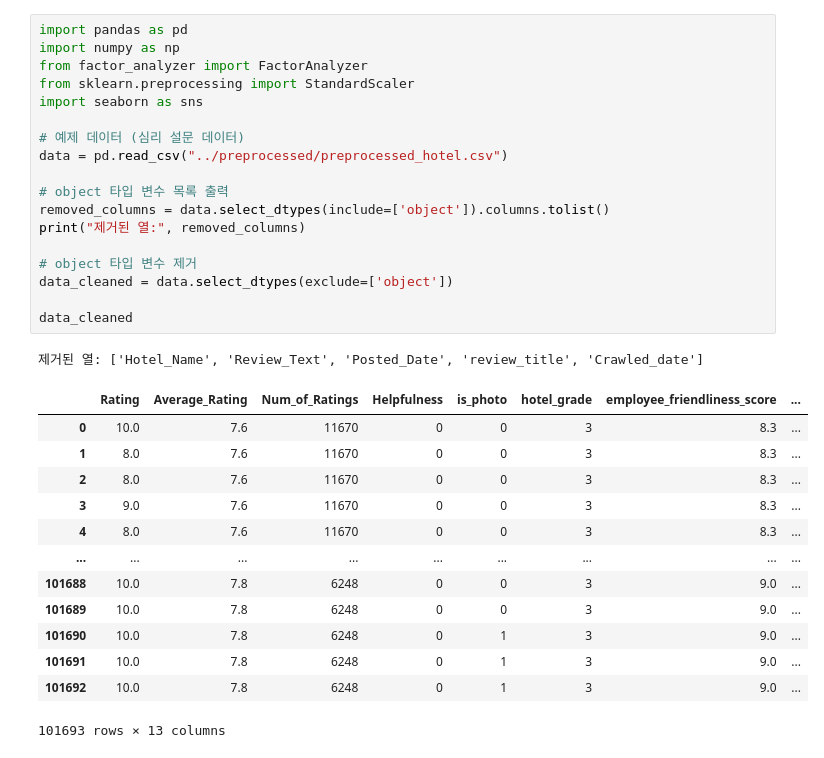
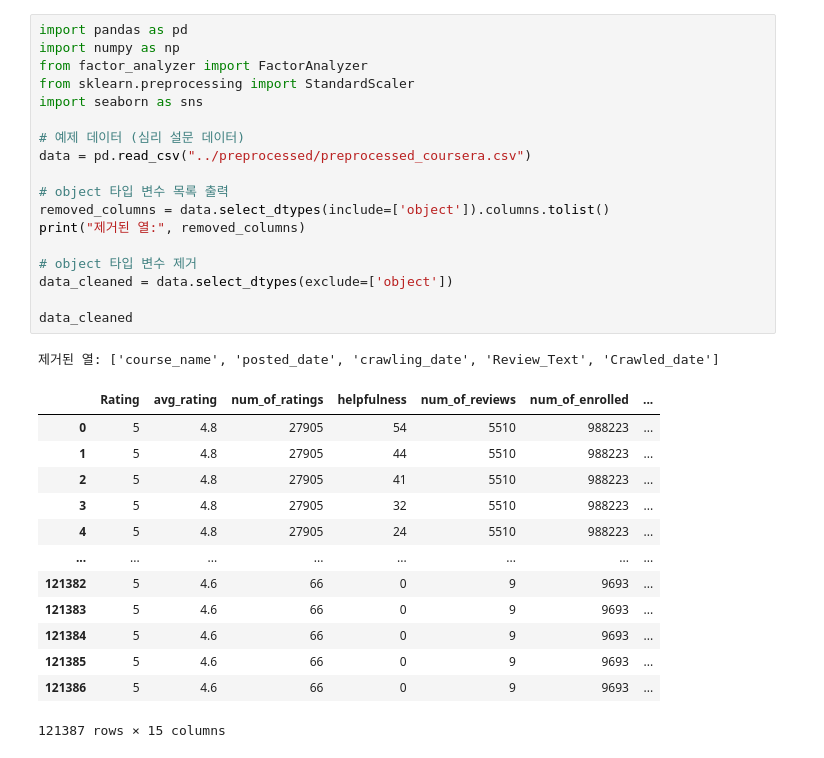
Before and after one commit to bhw119/PADA_LAB, a Jupyter notebook: 구조방정식/MLFA.ipynb, the cells around one changed output. Cells and saved outputs as stored; diff of their text form.

```diff
--- a/구조방정식/MLFA.ipynb
+++ b/구조방정식/MLFA.ipynb
@@ -1,36 +1,36 @@
 # %%
 import pandas as pd
 import numpy as np
 from factor_analyzer import FactorAnalyzer
 from sklearn.preprocessing import StandardScaler
 import seaborn as sns
 
 # 예제 데이터 (심리 설문 데이터)
-data = pd.read_csv("../preprocessed/preprocessed_hotel.csv")
+data = pd.read_csv("../preprocessed/preprocessed_coursera.csv")
 
 # object 타입 변수 목록 출력
 removed_columns = data.select_dtypes(include=['object']).columns.tolist()
 print("제거된 열:", removed_columns)
 
 # object 타입 변수 제거
 data_cleaned = data.select_dtypes(exclude=['object'])
 
 data_cleaned
 # %% [output]
-제거된 열: ['Hotel_Name', 'Review_Text', 'Posted_Date', 'review_title', 'Crawled_date']
+제거된 열: ['course_name', 'posted_date', 'crawling_date', 'Review_Text', 'Crawled_date']
-|  | Rating | Average_Rating | Num_of_Ratings | Helpfulness | is_photo | hotel_grade | employee_friendliness_score | ... |
-| 0 | 10.0 | 7.6 | 11670 | 0 | 0 | 3 | 8.3 | ... |
-| 1 | 8.0 | 7.6 | 11670 | 0 | 0 | 3 | 8.3 | ... |
-| 2 | 8.0 | 7.6 | 11670 | 0 | 0 | 3 | 8.3 | ... |
-| 3 | 9.0 | 7.6 | 11670 | 0 | 0 | 3 | 8.3 | ... |
-| 4 | 8.0 | 7.6 | 11670 | 0 | 0 | 3 | 8.3 | ... |
-| ... | ... | ... | ... | ... | ... | ... | ... | ... |
-| 101688 | 10.0 | 7.8 | 6248 | 0 | 0 | 3 | 9.0 | ... |
-| 101689 | 10.0 | 7.8 | 6248 | 0 | 0 | 3 | 9.0 | ... |
-| 101690 | 10.0 | 7.8 | 6248 | 0 | 1 | 3 | 9.0 | ... |
-| 101691 | 10.0 | 7.8 | 6248 | 0 | 1 | 3 | 9.0 | ... |
-| 101692 | 10.0 | 7.8 | 6248 | 0 | 1 | 3 | 9.0 | ... |
+|  | Rating | avg_rating | num_of_ratings | helpfulness | num_of_reviews | num_of_enrolled | ... |
+| 0 | 5 | 4.8 | 27905 | 54 | 5510 | 988223 | ... |
+| 1 | 5 | 4.8 | 27905 | 44 | 5510 | 988223 | ... |
+| 2 | 5 | 4.8 | 27905 | 41 | 5510 | 988223 | ... |
+| 3 | 5 | 4.8 | 27905 | 32 | 5510 | 988223 | ... |
+| 4 | 5 | 4.8 | 27905 | 24 | 5510 | 988223 | ... |
+| ... | ... | ... | ... | ... | ... | ... | ... |
+| 121382 | 5 | 4.6 | 66 | 0 | 9 | 9693 | ... |
+| 121383 | 5 | 4.6 | 66 | 0 | 9 | 9693 | ... |
+| 121384 | 5 | 4.6 | 66 | 0 | 9 | 9693 | ... |
+| 121385 | 5 | 4.6 | 66 | 0 | 9 | 9693 | ... |
+| 121386 | 5 | 4.6 | 66 | 0 | 9 | 9693 | ... |
-101693 rows × 13 columns
+121387 rows × 15 columns
 # %%
 from factor_analyzer import FactorAnalyzer
 from factor_analyzer.factor_analyzer import calculate_kmo, calculate_bartlett_sphericity
```
Also changed, not shown: parts of 1 cell of this notebook, 2 other files.
